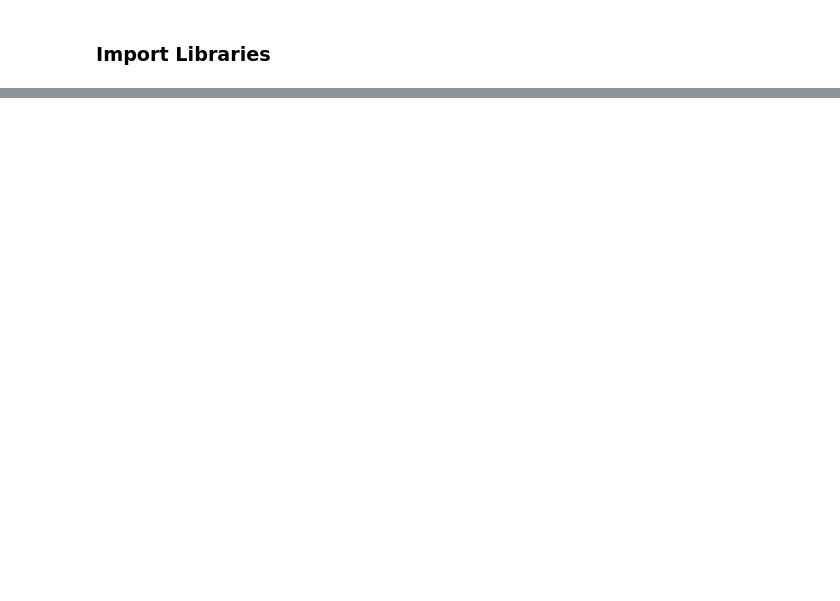
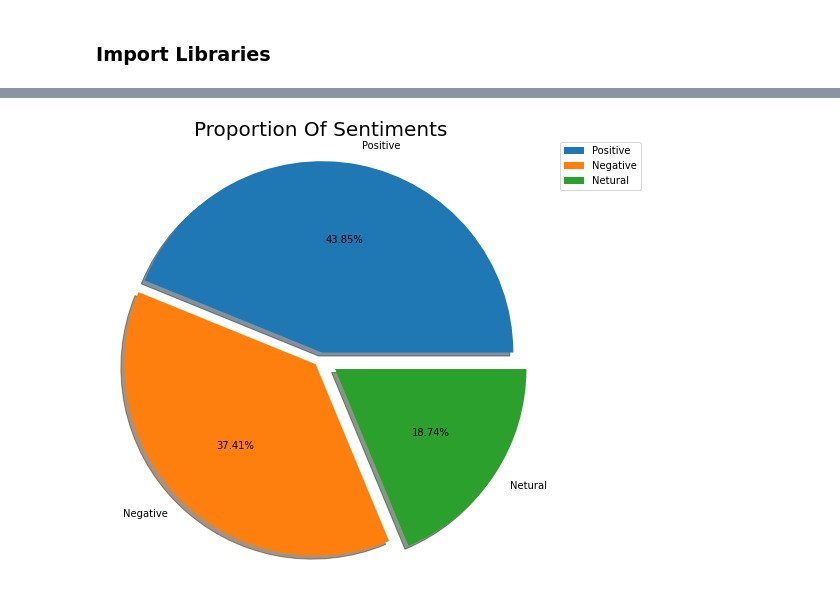
Before and after one commit to makdatascience/Coronavirus_tweets_sentiment_analysis, a Jupyter notebook: Coronavirus_tweets_sentiment_analysis.ipynb, the cells around one changed output, grey strips where cells are left out. Saved outputs shown, nothing was run; the diff lists cells and outputs as text; code cells hidden in the pictures; blank space fills up the shorter version.

```diff
--- a/Coronavirus_tweets_sentiment_analysis.ipynb
+++ b/Coronavirus_tweets_sentiment_analysis.ipynb
@@ -1229,0 +387,4 @@ Write the conclusion here.
+# %%
+# replacing values
+replace_values = {"Sentiment":{'Extremely Negative':'Negative', 'Extremely Positive':'Positive'}}
+df = df.replace(replace_values)
@@ -1229,0 +400,11 @@ Write the conclusion here.
+# %%
+# Plotting the piechart for Sentiments distribution
+sentiment_count1 = df['Sentiment'].value_counts().to_list()
+labels=['Positive','Negative','Netural']
+plt.figure(figsize=(10,8))
+plt.pie(x=sentiment_count1,explode=[0.04,0.04,0.1],shadow= True,labels=labels,autopct="%.2f%%",radius=1.1)
+plt.title("Proportion Of Sentiments", fontsize=20)
+plt.legend(bbox_to_anchor=(1.05, 1), loc='upper left', borderaxespad=0)
+plt.show()
+# %% [output]
+[figure, added]
```
Also changed, not shown: parts of 464 cells of this notebook.
